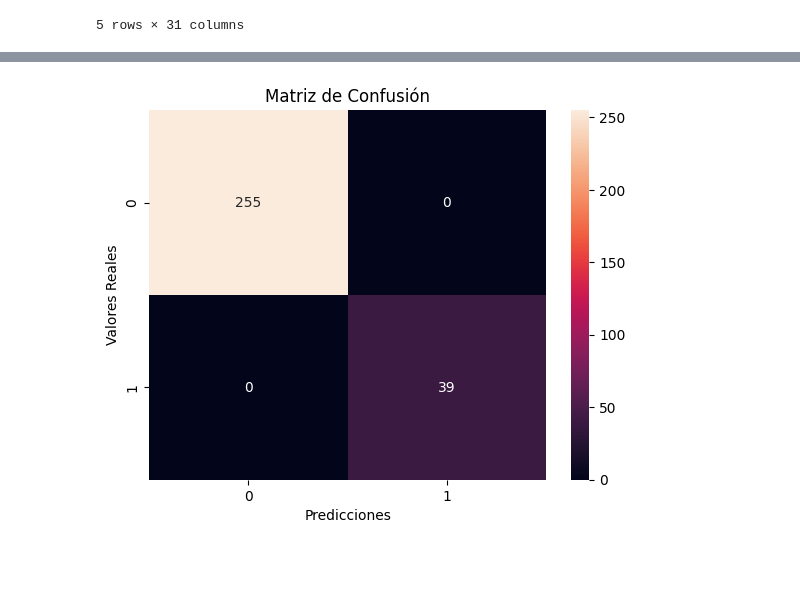
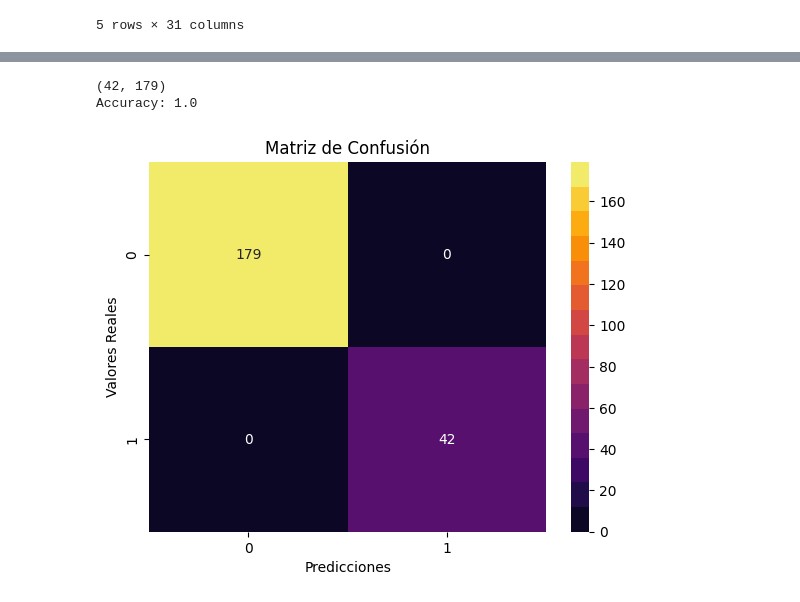
Before and after one commit to AndreAraya/Modelos-de-Machine-Learning-Diabetes-y-IBM-Atrittion-, a Jupyter notebook: IBM_attrition.ipynb, the cells around one changed output, grey strips where cells are left out. Drawn from its saved outputs; the diff is of its cells as text; code cells hidden in the pictures; blank space fills up the shorter version.

Commit message:
Regresion logistica
Se  hizo la implementacion de la regresion logistica, sin embargo se nota un desbalance en los datos.
Pendiente:
Mejorar balance, explicacion de graficos generados y resultados.

```diff
--- a/IBM_attrition.ipynb
+++ b/IBM_attrition.ipynb
@@ -202,8 +232,51 @@ Matriz de confusion [[255   0]
-# %%
-sns.heatmap(confusion_matrix(y_test, y_pred), annot=True, fmt='d')
-plt.title('Matriz de Confusión')
-plt.xlabel('Predicciones')
-plt.ylabel('Valores Reales')
-plt.show()
-# %% [output]
-[figure, removed]
+# %%
+def count(dataset):
+    x=0
+    y=0
+    for i in dataset:
+        if i == 1:
+            x +=1
+        else:
+            y +=1
+    return(x,y)
+
+
+
+def logisticRegression(dataSet, columns):
+    selector = SelectKBest(chi2, k=columns)
+    y = df['Attrition']
+    XNew = selector.fit_transform(encodeCategoricalCols(dataSet), y)
+
+    # Escalar las características seleccionadas
+    scaler = StandardScaler()
+    XScaled = scaler.fit_transform(XNew)
+
+    # Dividir los datos en entrenamiento y prueba
+    XTrain, XTest, yTrain, yTest = train_test_split(XScaled, y, test_size=0.15, random_state=70)
+
+    # Crear el modelo de Regresión Logística
+    logistic_regression = LogisticRegression()
+
+    # Entrenar el modelo
+    logistic_regression.fit(XTrain, yTrain)
+
+    # Hacer predicciones
+    yPred = logistic_regression.predict(XTest)
+    # Evaluar el modelo
+    accuracy = accuracy_score(yTest, yPred)
+    confusion_mat = confusion_matrix(yTest, yPred)
+    print(count(list(yTest)))
+
+    print("Accuracy:", accuracy)
+    palette = sns.color_palette( "inferno", n_colors= 15,)
+    sns.heatmap(confusion_matrix(yTest, yPred), annot=True, fmt='d', cmap=palette)
+    plt.title('Matriz de Confusión')
+    plt.xlabel('Predicciones')
+    plt.ylabel('Valores Reales')
+    plt.show()
+
+logisticRegression(df,11)
+# %% [output]
+(42, 179)
+Accuracy: 1.0
+[figure, added]
```
Also changed, not shown: parts of 5 cells of this notebook.
